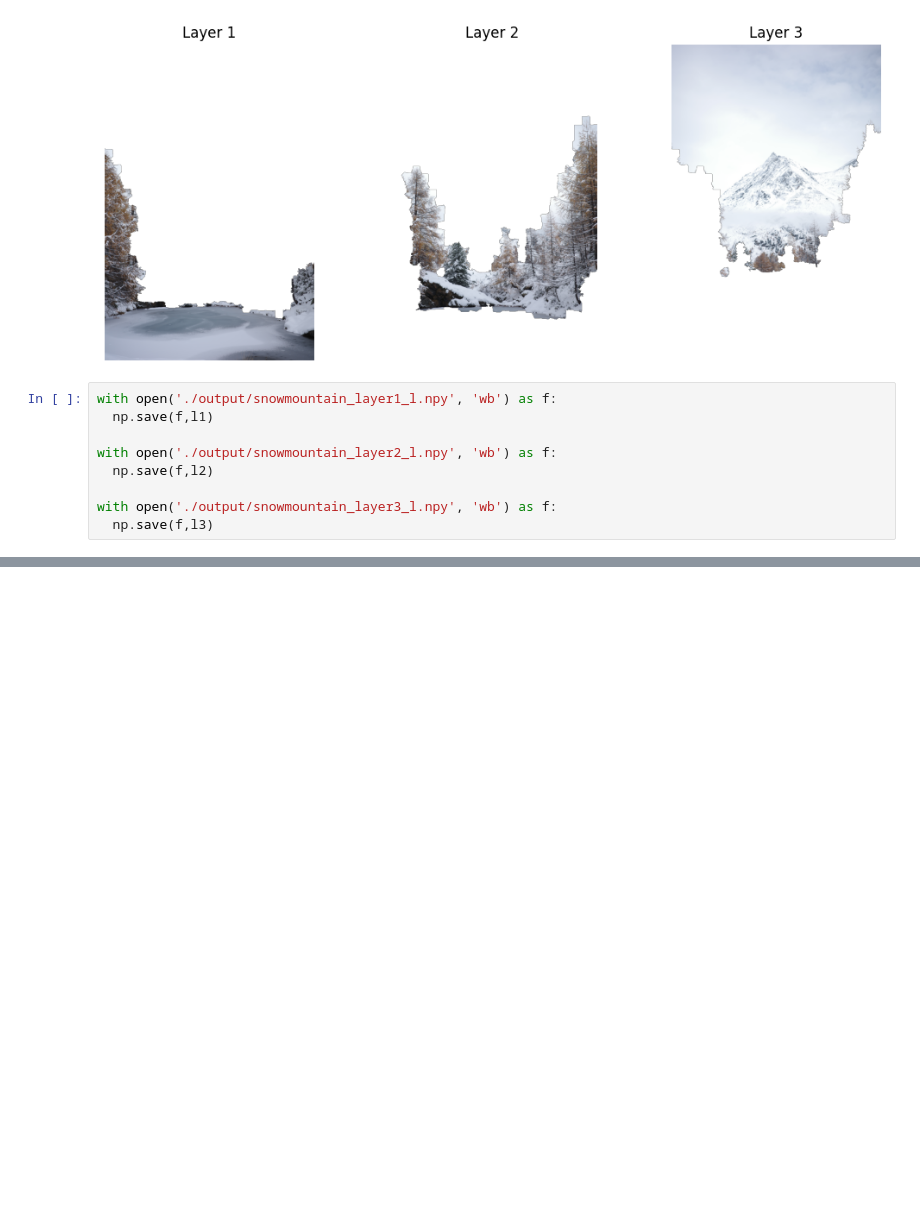
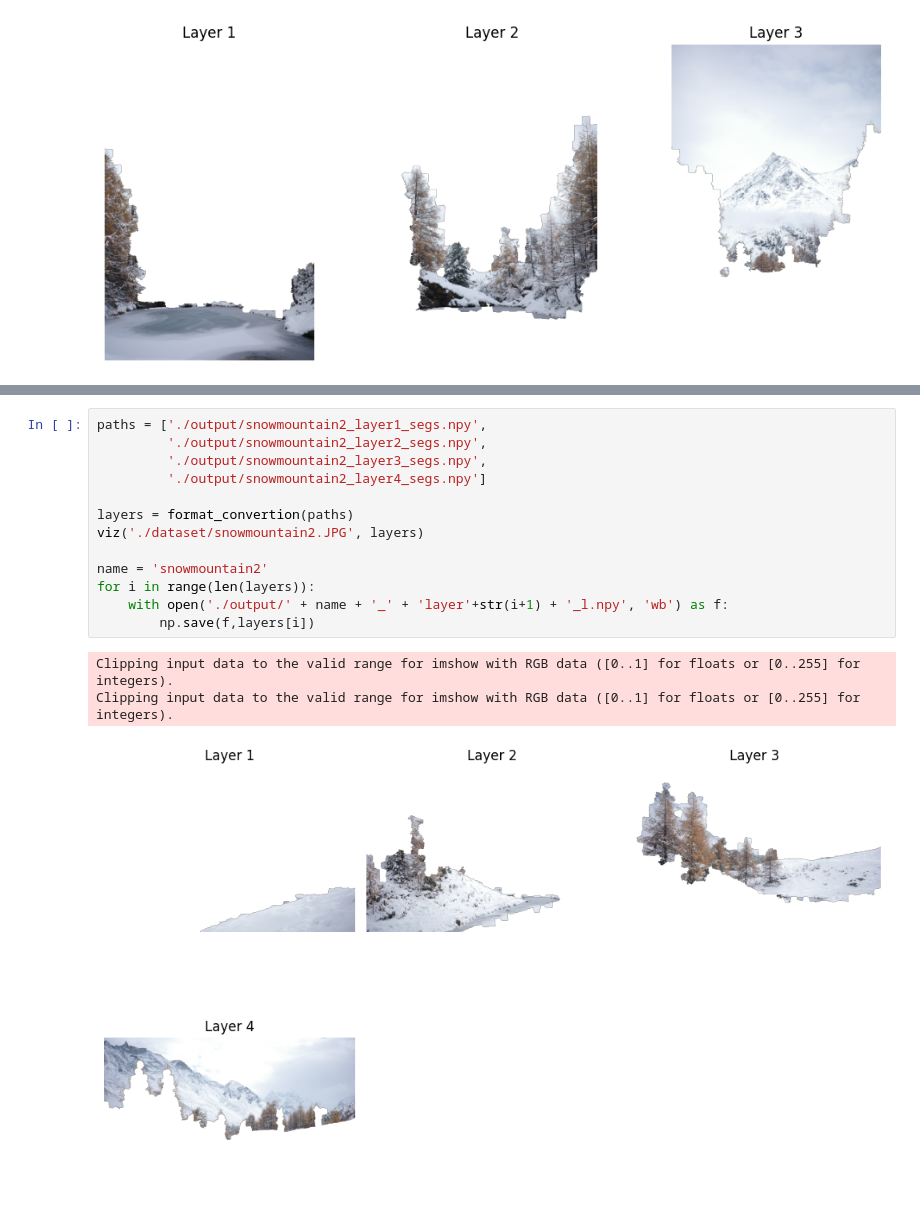
Before and after one commit to koitu/cs413-computational-photography-project, a Jupyter notebook: format_convertion.ipynb, the cells around one changed output, grey strips where cells are left out. Drawn from its saved outputs; the diff is of its cells as text; blank space fills up the shorter version.

```diff
--- a/format_convertion.ipynb
+++ b/format_convertion.ipynb
@@ -52,12 +51,3 @@ for i, group_mask in enumerate([l1, l2, l3]):
 Clipping input data to the valid range for imshow with RGB data ([0..1] for floats or [0..255] for integers).
 Clipping input data to the valid range for imshow with RGB data ([0..1] for floats or [0..255] for integers).
 [figure]
-# %%
-with open('./output/snowmountain_layer1_l.npy', 'wb') as f:
-  np.save(f,l1)
-
-with open('./output/snowmountain_layer2_l.npy', 'wb') as f:
-  np.save(f,l2)
-
-with open('./output/snowmountain_layer3_l.npy', 'wb') as f:
-  np.save(f,l3)
@@ -63,0 +87,17 @@ with open('./output/snowmountain_layer3_l.npy', 'wb') as f:
+# %%
+paths = ['./output/snowmountain2_layer1_segs.npy',
+         './output/snowmountain2_layer2_segs.npy',
+         './output/snowmountain2_layer3_segs.npy',
+         './output/snowmountain2_layer4_segs.npy']
+
+layers = format_convertion(paths)
+viz('./dataset/snowmountain2.JPG', layers)
+
+name = 'snowmountain2'
+for i in range(len(layers)):
+    with open('./output/' + name + '_' + 'layer'+str(i+1) + '_l.npy', 'wb') as f:
+        np.save(f,layers[i])
+# %% [output]
+Clipping input data to the valid range for imshow with RGB data ([0..1] for floats or [0..255] for integers).
+Clipping input data to the valid range for imshow with RGB data ([0..1] for floats or [0..255] for integers).
+[figure, added]
```
Also changed, not shown: parts of 10 cells of this notebook, 56 other files.
